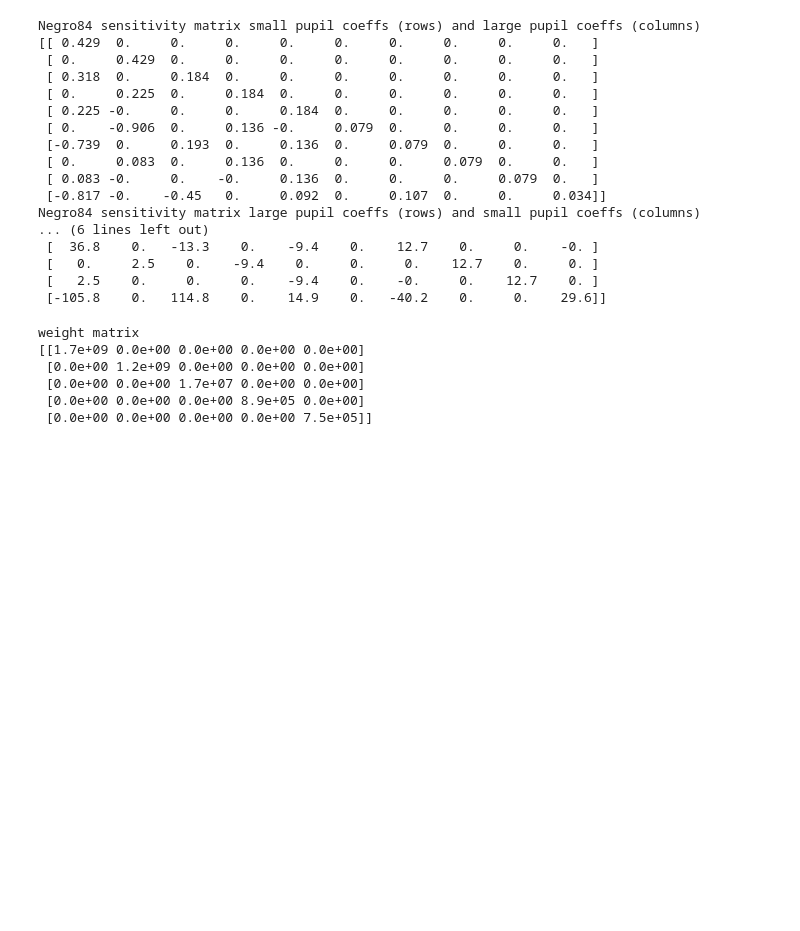
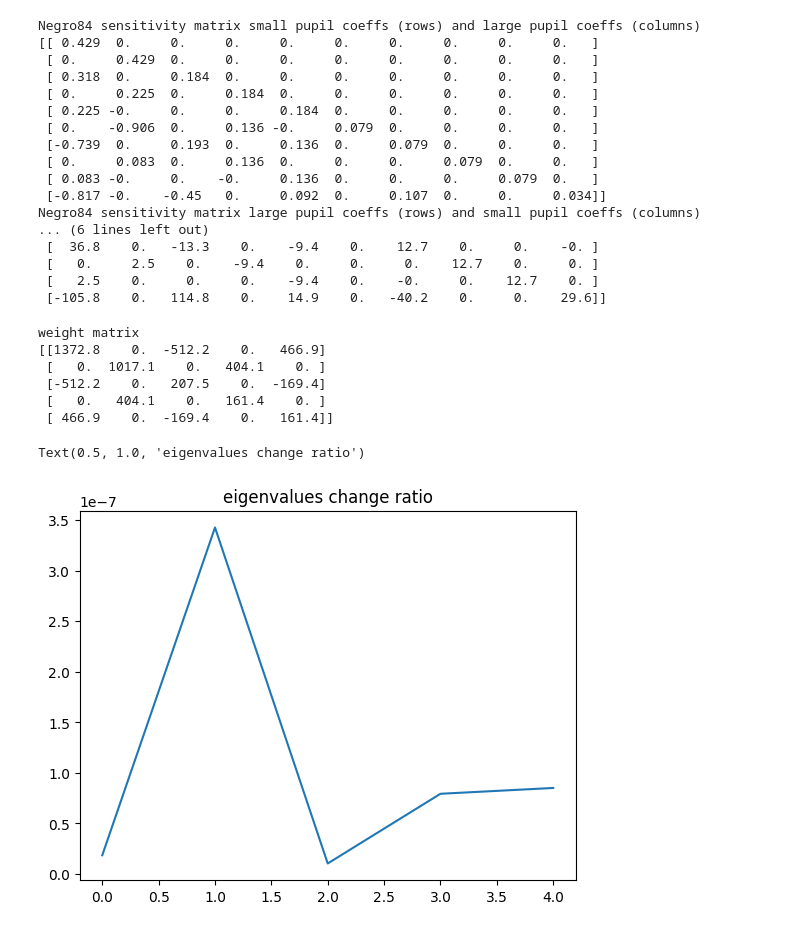
Before and after one commit to ArcetriAdaptiveOptics/M4, a Jupyter notebook: scripts/misc/WeightedSVD.ipynb, the cells around one changed output. Drawn from its saved outputs; the diff is of its cells as text; code cells hidden in the pictures; blank space fills up the shorter version.

```diff
--- a/scripts/misc/WeightedSVD.ipynb
+++ b/scripts/misc/WeightedSVD.ipynb
@@ -86,21 +105,30 @@ Negro84 sensitivity matrix large pupil coeffs (rows) and small pupil coeffs (col
 # %%
 #rec mat standard way
 RMat = np.linalg.pinv(IMat)
 selection = [0,1,2,5,6]
 SMat = (S_inv[:,selection].T)[:,selection].T
 W = SMat.T @ SMat
 Uw, Dw, Vhw = np.linalg.svd(W, full_matrices=True)
 #Dw[1]=1e6
-W = np.diag(Dw*1e6)   #only for test purpose
+#W = np.diag(Dw*1e6)   #only for test purpose
 print("weight matrix")
 with np.printoptions(precision=1, suppress=True):
     print(W)
 #new rec mat to test
 RMat2 = np.linalg.inv(IMat.T @ W @ IMat) @ IMat.T @ W
+
+U, D, Vh = np.linalg.svd(RMat, full_matrices=True)
+U2, D2, Vh2 = np.linalg.svd(RMat2, full_matrices=True)
+Ui, Di, Vhi = np.linalg.svd(IMat, full_matrices=True)
+Uw, Dw, Vhw = np.linalg.svd(W, full_matrices=True)
+plt.plot(np.abs((D2-D)/D))
+plt.title("eigenvalues change ratio")
 # %% [output]
 weight matrix
-[[1.7e+09 0.0e+00 0.0e+00 0.0e+00 0.0e+00]
- [0.0e+00 1.2e+09 0.0e+00 0.0e+00 0.0e+00]
- [0.0e+00 0.0e+00 1.7e+07 0.0e+00 0.0e+00]
- [0.0e+00 0.0e+00 0.0e+00 8.9e+05 0.0e+00]
- [0.0e+00 0.0e+00 0.0e+00 0.0e+00 7.5e+05]]
+[[1372.8    0.  -512.2    0.   466.9]
+ [   0.  1017.1    0.   404.1    0. ]
+ [-512.2    0.   207.5    0.  -169.4]
+ [   0.   404.1    0.   161.4    0. ]
+ [ 466.9    0.  -169.4    0.   161.4]]
+Text(0.5, 1.0, 'eigenvalues change ratio')
+[figure, added]
```
Also changed, not shown: parts of 10 cells of this notebook.
